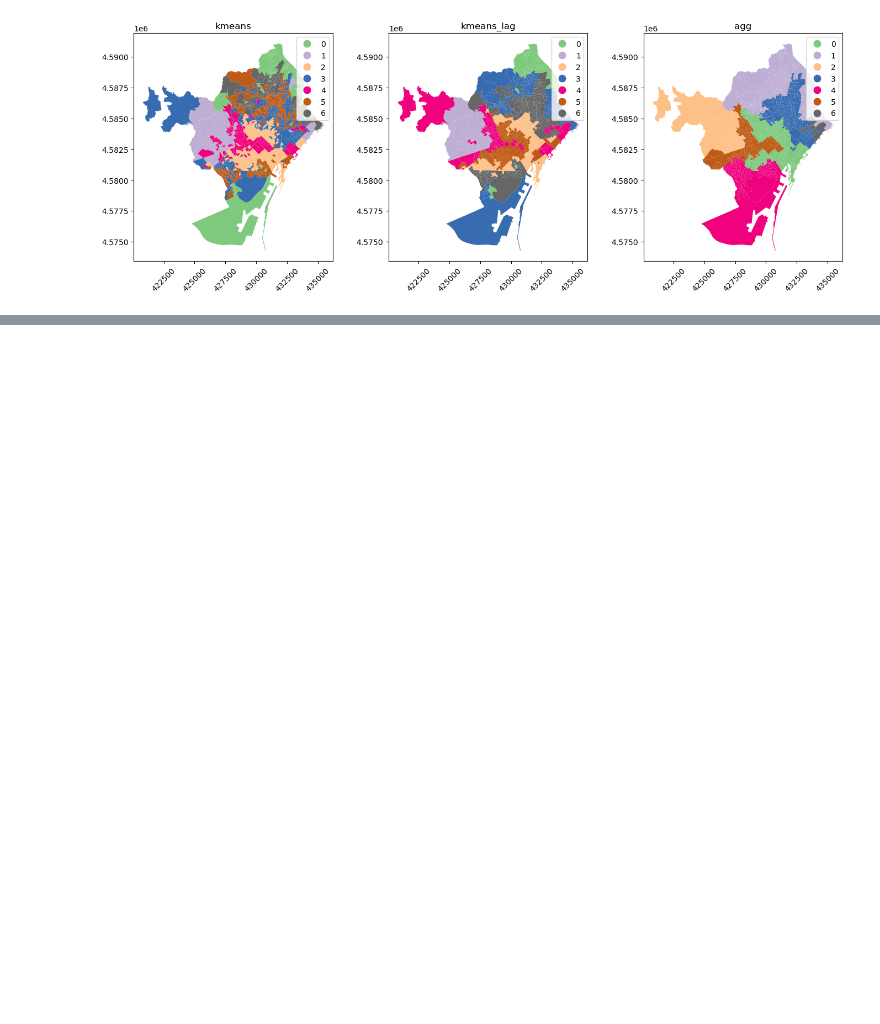
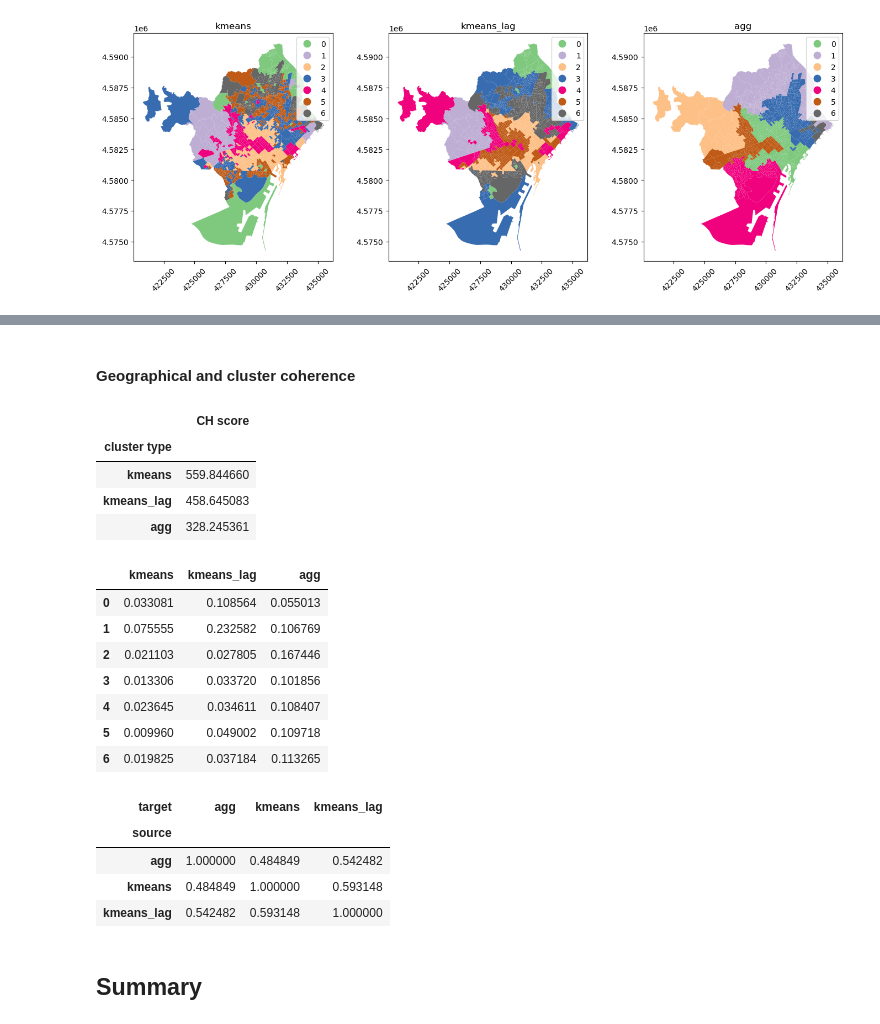
Before and after one commit to novotny-marek/SDS4SG-barcelona-case, a Jupyter notebook: barcelona.ipynb, the cells around one changed output, grey strips where cells are left out. Cells and saved outputs as stored; diff of their text form; code cells hidden in the pictures; blank space fills up the shorter version.

```diff
--- a/barcelona.ipynb
+++ b/barcelona.ipynb
@@ -603,0 +618,76 @@ agg_clustering.T
+# %% [markdown]
+#### Geographical and cluster coherence
+# %%
+results = []
+for cluster_type in ("kmeans", "kmeans_lag", "agg"):
+    # compute the region polygons using a dissolve
+    regions = seccio[[cluster_type, "geometry"]].dissolve(by=cluster_type)
+    # compute the actual isoperimetric quotient for these regions
+    ipqs = (
+        regions.area * 4 * np.pi / (regions.boundary.length ** 2)
+    )
+    # cast to a dataframe
+    result = ipqs.to_frame(cluster_type)
+    results.append(result)
+# stack the series together along columns
+compactness = pd.concat(results, axis=1)
+
+ch_scores = []
+for cluster_type in ("kmeans", "kmeans_lag", "agg"):
+    # compute the CH score
+    ch_score = metrics.calinski_harabasz_score(
+        # using scaled variables
+        data_scaled,
+        # using these labels
+        seccio[cluster_type],
+    )
+    # and append the cluster type with the CH score
+    ch_scores.append((cluster_type, ch_score))
+
+# re-arrange the scores into a dataframe for display
+chscore = pd.DataFrame(
+    ch_scores, columns=["cluster type", "CH score"]
+).set_index("cluster type")
+
+ami_scores = []
+# for each cluster solution
+for i_cluster_type in ("kmeans", "kmeans_lag", "agg"):
+    # for every other clustering
+    for j_cluster_type in ("kmeans", "kmeans_lag", "agg"):
+        # compute the adjusted mutual info between the two
+        ami_score = metrics.adjusted_mutual_info_score(
+            seccio[i_cluster_type], seccio[j_cluster_type]
+        )
+        # and save the pair of cluster types with the score
+        ami_scores.append((i_cluster_type, j_cluster_type, ami_score))
+# arrange the results into a dataframe
+results = pd.DataFrame(
+    ami_scores, columns=["source", "target", "similarity"]
+)
+# and spread the dataframe out into a square
+ami_score = results.pivot(index="source", columns="target", values="similarity")
+
+display(chscore)
+display(compactness)
+display(ami_score)
+# %% [output]
+|  | CH score |
+| cluster type |  |
+| kmeans | 559.844660 |
+| kmeans_lag | 458.645083 |
+| agg | 328.245361 |
+|  | kmeans | kmeans_lag | agg |
+| 0 | 0.033081 | 0.108564 | 0.055013 |
+| 1 | 0.075555 | 0.232582 | 0.106769 |
+| 2 | 0.021103 | 0.027805 | 0.167446 |
+| 3 | 0.013306 | 0.033720 | 0.101856 |
+| 4 | 0.023645 | 0.034611 | 0.108407 |
+| 5 | 0.009960 | 0.049002 | 0.109718 |
+| 6 | 0.019825 | 0.037184 | 0.113265 |
+| target | agg | kmeans | kmeans_lag |
+| source |  |  |  |
+| agg | 1.000000 | 0.484849 | 0.542482 |
+| kmeans | 0.484849 | 1.000000 | 0.593148 |
+| kmeans_lag | 0.542482 | 0.593148 | 1.000000 |
+# %% [markdown]
+## Summary
```
Also changed, not shown: parts of 16 cells of this notebook.
